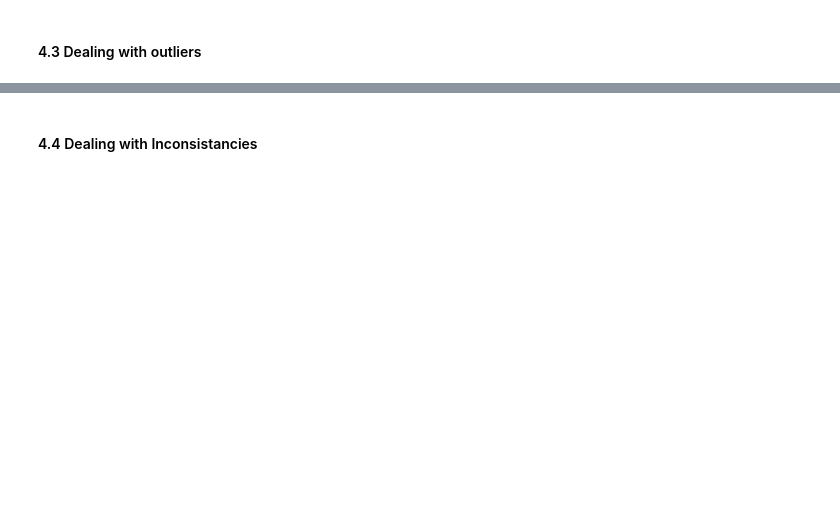
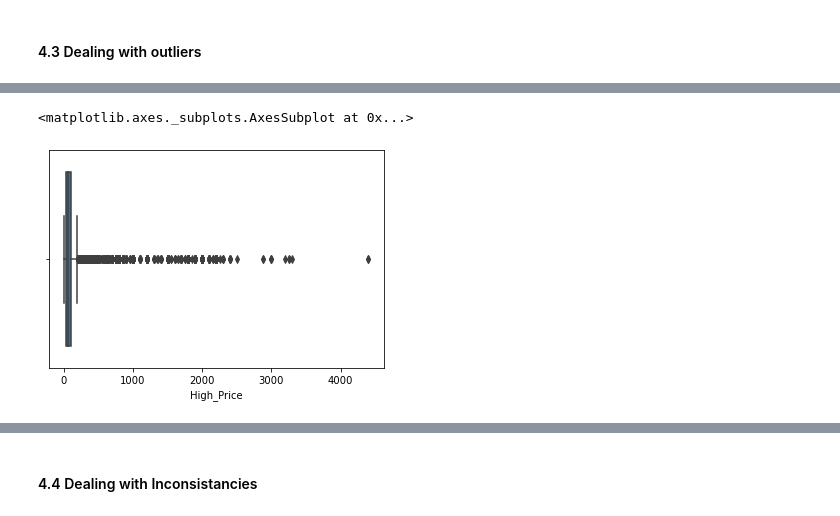
Before and after one commit to dineomahlangu178/Team_32, a Jupyter notebook: Team_32.ipynb, the cells around one changed output, grey strips where cells are left out. Saved outputs shown, nothing was run; the diff lists cells and outputs as text; code cells hidden in the pictures; blank space fills up the shorter version.

```diff
--- a/Team_32.ipynb
+++ b/Team_32.ipynb
@@ -81,0 +282,5 @@ df3.head()
+# %%
+sns.boxplot(df_train['High_Price'])
+# %% [output]
+<matplotlib.axes._subplots.AxesSubplot at 0x...>
+[figure, added]
```
Also changed, not shown: parts of 52 cells of this notebook.
